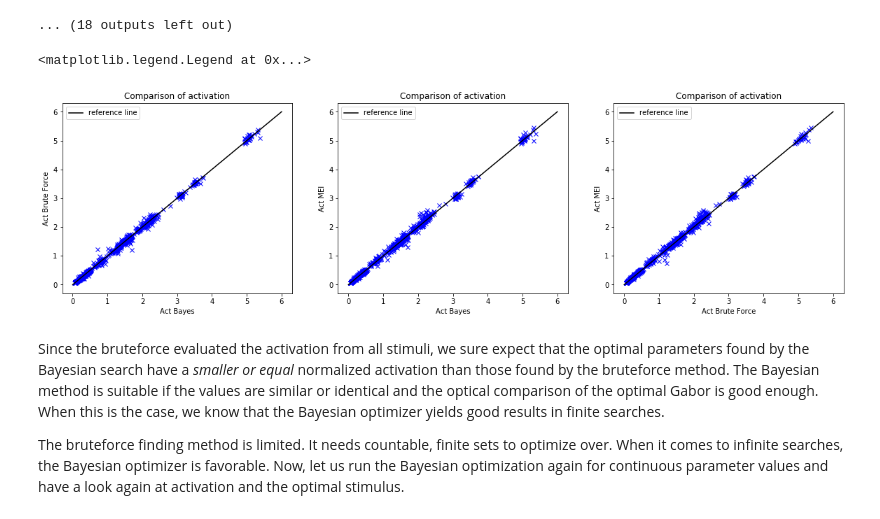
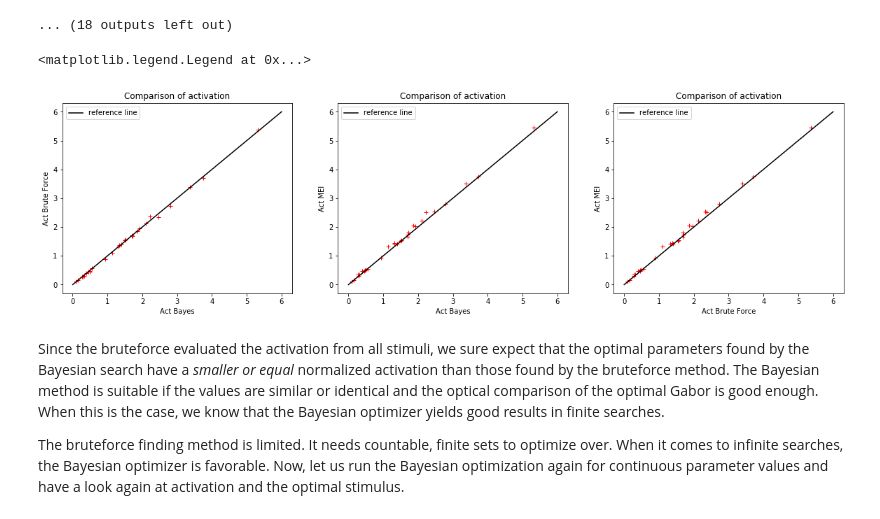
Before and after one commit to sinzlab/insilico-stimuli, a Jupyter notebook: notebooks/comparison_search_methods.ipynb, the cells around one changed output. Drawn from its saved outputs; the diff is of its cells as text; code cells hidden in the pictures.

```diff
--- a/notebooks/comparison_search_methods.ipynb
+++ b/notebooks/comparison_search_methods.ipynb
@@ -230,7 +234,7 @@ for r in range(0, n_units):
             mei_norm_torch = mei_norm.reshape(1, 1, 41, 41)
             mei_norm_torch = torch.tensor(mei_norm_torch).float()
             output_mei_norm = model(mei_norm_torch, data_key=data_key).detach().numpy().squeeze()
-            act_mei.append(output_mei_norm)
+            act_mei.append(output_mei_norm[r])
 
             axs[0].imshow(mei, cmap="gray", vmin=-1, vmax=1)
             axs[0].set_title('MEI, Act: ' + str(round(output_mei_norm[unit_idx], 2)))
@@ -245,7 +249,7 @@ for r in range(0, n_units):
             optGab_bayes_norm_torch = optGab_bayes_norm.reshape(1, 1, 41, 41)
             optGab_bayes_norm_torch = torch.tensor(optGab_bayes_norm_torch).float()
             output_optGab_bayes_norm = model(optGab_bayes_norm_torch, data_key=data_key).detach().numpy().squeeze()
-            act_Bay.append(output_optGab_bayes_norm)
+            act_Bay.append(output_optGab_bayes_norm[r])
 
             axs[1].imshow(optGab_bayes, cmap="gray", vmin=-1, vmax=1)
             axs[1].set_title('optGab-Bayes,Act: ' + str(round(output_optGab_bayes_norm[unit_idx], 2)))
@@ -260,10 +264,12 @@ for r in range(0, n_units):
             optGab_BF_norm_torch = optGab_BF_norm.reshape(1, 1, 41, 41)
             optGab_BF_norm_torch = torch.tensor(optGab_BF_norm_torch).float()
             output_optGab_BF_norm = model(optGab_BF_norm_torch, data_key=data_key).detach().numpy().squeeze()
-            act_BF.append(output_optGab_BF_norm)
+            act_BF.append(output_optGab_BF_norm[r])
 
             axs[2].imshow(optGab_BF, cmap="gray", vmin=-1, vmax=1)
             axs[2].set_title('optGab-BF,Act: ' + str(round(output_optGab_BF_norm[unit_idx], 2)))
+
+            plt.savefig('search_comparison_{}.png'.format(unit_idx))
 # %% [output]
 More than 20 figures have been opened. Figures created through the pyplot interface (`matplotlib.pyplot.figure`) are retained until explicitly closed and may consume too much memory. (To control this  ...
 
@@ -296,31 +302,31 @@ More than 20 figures have been opened. Figures created through the pyplot interf
 ... (18 outputs left out)
 # %%
 fig, ax = plt.subplots(1, 3, figsize=(20,5))
-ax[0].plot(act_Bay, act_BF, 'x', color='b')
-ax[0].plot([0,6], [0,6], color='k', label='reference line')
+ax[0].plot(act_Bay, act_BF, '+', color='r')
+ax[0].plot([0, 6], [0, 6], color='k', label='reference line')
 ax[0].set_title("Comparison of activation")
 ax[0].set_xlabel("Act Bayes")
 ax[0].set_ylabel("Act Brute Force")
 ax[0].legend()
 
-ax[1].plot(act_Bay, act_mei, 'x', color='b')
-ax[1].plot([0,6], [0,6], color='k', label='reference line')
+ax[1].plot(act_Bay, act_mei, '+', color='r')
+ax[1].plot([0, 6], [0, 6], color='k', label='reference line')
 ax[1].set_title("Comparison of activation")
 ax[1].set_xlabel("Act Bayes")
 ax[1].set_ylabel("Act MEI")
 ax[1].legend()
 
-ax[2].plot(act_BF, act_mei, 'x', color='b')
-ax[2].plot([0,6], [0,6], color='k', label='reference line')
+ax[2].plot(act_BF, act_mei, '+', color='r')
+ax[2].plot([0, 6], [0, 6], color='k', label='reference line')
 ax[2].set_title("Comparison of activation")
 ax[2].set_xlabel("Act Brute Force")
 ax[2].set_ylabel("Act MEI")
 ax[2].legend()
 
 # normalize with MEI activation!
 # %% [output]
 <matplotlib.legend.Legend at 0x...>
-[figure, old version]
+[figure, new version]
 # %% [markdown]
 Since the bruteforce evaluated the activation from all stimuli, we sure expect that the optimal parameters found by the Bayesian search have a *smaller or equal* normalized activation than those found by the bruteforce method. The Bayesian method is suitable if the values are similar or identical and the optical comparison of the optimal Gabor is good enough. When this is the case, we know that the Bayesian optimizer yields good results in finite searches.
 
```
Also changed, not shown: parts of 3 cells of this notebook.
